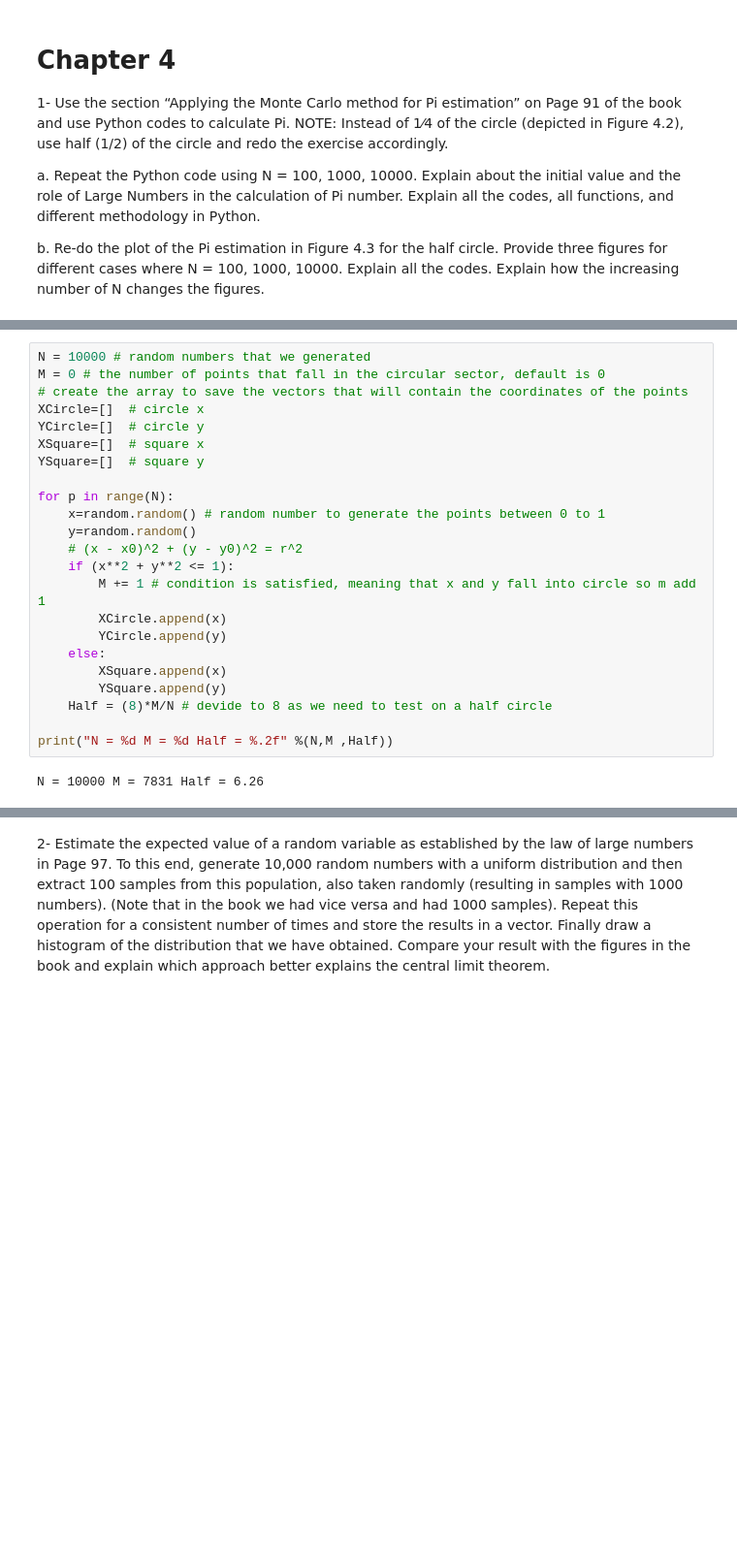
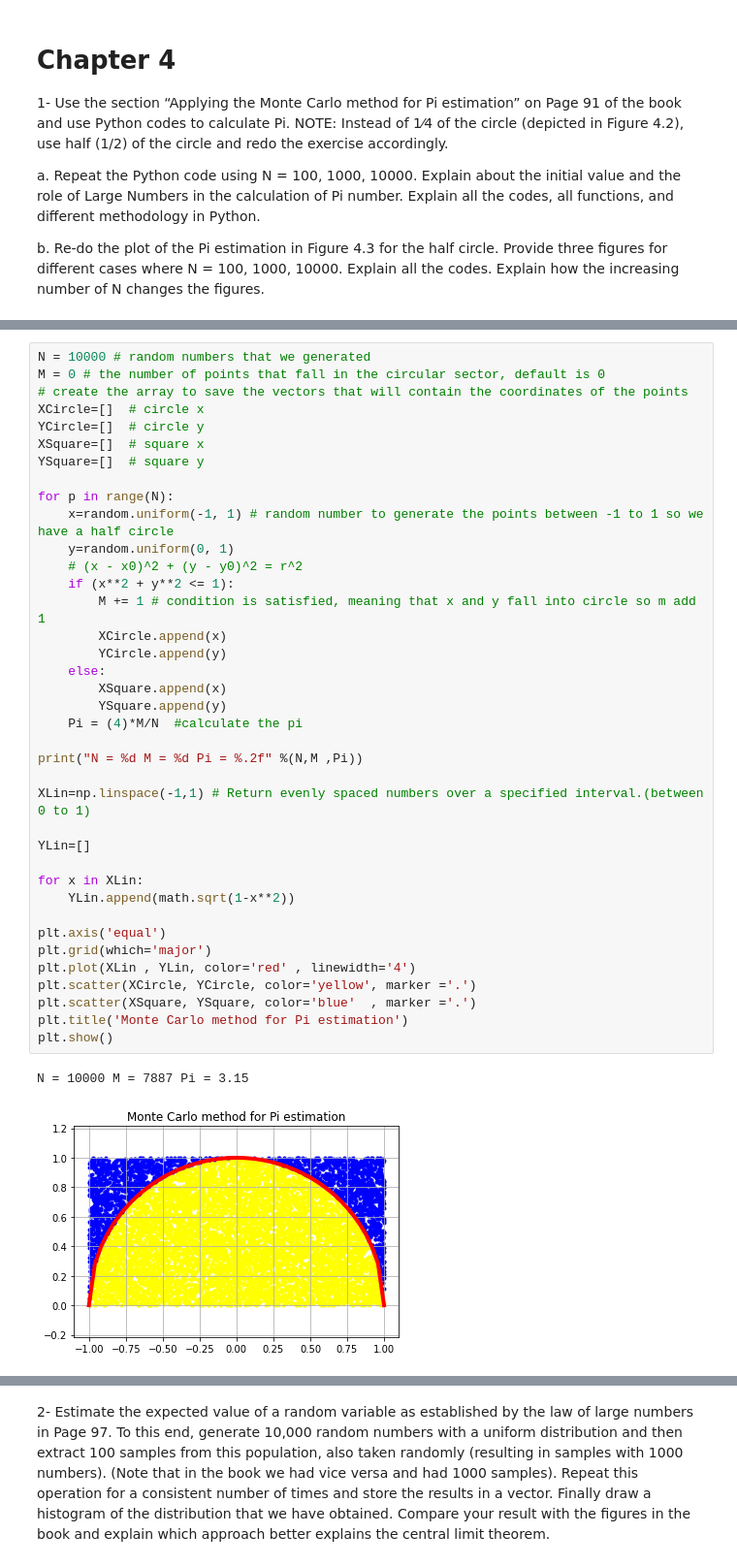
Before and after one commit to twyunting/CSC-632_Intro-to-Simulation-and-Modeling, a Jupyter notebook: homeworks/hw2/CSC-632 HW2_Coding.ipynb, the cells around one changed output, grey strips where cells are left out. Shown at 97% size. Drawn from its saved outputs; the diff is of its cells as text; blank space fills up the shorter version.

```diff
--- a/homeworks/hw2/CSC-632 HW2_Coding.ipynb
+++ b/homeworks/hw2/CSC-632 HW2_Coding.ipynb
@@ -13,25 +95,41 @@ b. Re-do the plot of the Pi estimation in Figure 4.3 for the half circle. Provid
 # %%
 N = 10000 # random numbers that we generated
 M = 0 # the number of points that fall in the circular sector, default is 0
 # create the array to save the vectors that will contain the coordinates of the points
 XCircle=[]  # circle x
 YCircle=[]  # circle y
 XSquare=[]  # square x
 YSquare=[]  # square y
 
 for p in range(N):
-    x=random.random() # random number to generate the points between 0 to 1
-    y=random.random()
+    x=random.uniform(-1, 1) # random number to generate the points between -1 to 1 so we have a half circle
+    y=random.uniform(0, 1)
     # (x - x0)^2 + (y - y0)^2 = r^2
     if (x**2 + y**2 <= 1):
         M += 1 # condition is satisfied, meaning that x and y fall into circle so m add 1
         XCircle.append(x)
         YCircle.append(y)
     else:
         XSquare.append(x)
         YSquare.append(y)
-    Half = (8)*M/N # devide to 8 as we need to test on a half circle
+    Pi = (4)*M/N  #calculate the pi
 
-print("N = %d M = %d Half = %.2f" %(N,M ,Half))
+print("N = %d M = %d Pi = %.2f" %(N,M ,Pi))
+
+XLin=np.linspace(-1,1) # Return evenly spaced numbers over a specified interval.(between 0 to 1)
+
+YLin=[]
+
+for x in XLin:
+    YLin.append(math.sqrt(1-x**2))
+
+plt.axis('equal')
+plt.grid(which='major')
+plt.plot(XLin , YLin, color='red' , linewidth='4')
+plt.scatter(XCircle, YCircle, color='yellow', marker ='.')
+plt.scatter(XSquare, YSquare, color='blue'  , marker ='.')
+plt.title('Monte Carlo method for Pi estimation')
+plt.show()
 # %% [output]
-N = 10000 M = 7831 Half = 6.26
+N = 10000 M = 7887 Pi = 3.15
+[figure, added]
```
Also changed, not shown: parts of 4 cells of this notebook.
